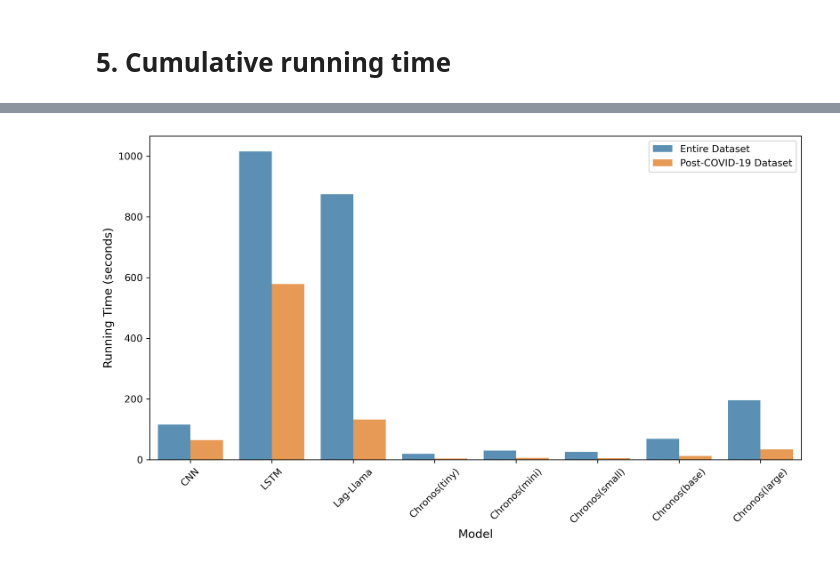
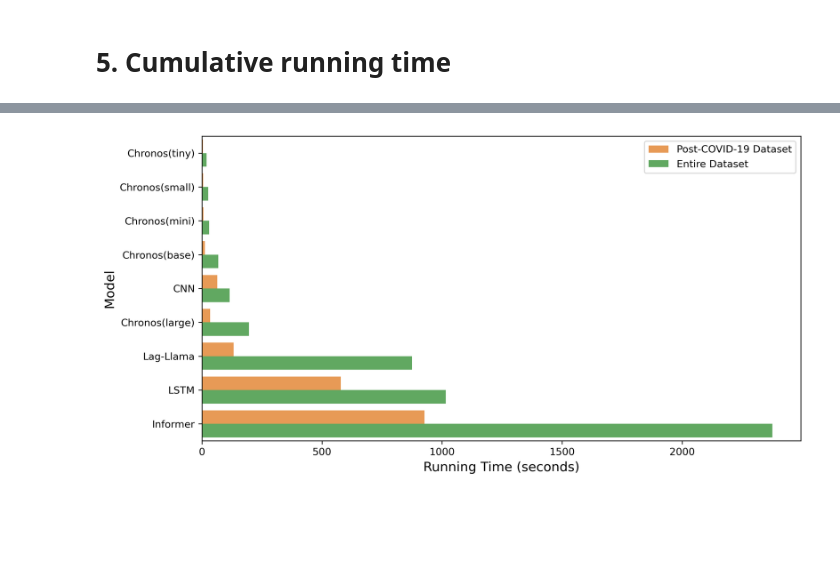
Before and after one commit to YueLi-0816/traffic_prediction, a Jupyter notebook: parameter_cal.ipynb, the cells around one changed output, grey strips where cells are left out. Drawn from its saved outputs; the diff is of its cells as text; code cells hidden in the pictures; blank space fills up the shorter version.

Commit message:
update all the plot code to include informer

```diff
--- a/parameter_cal.ipynb
+++ b/parameter_cal.ipynb
@@ -1723,39 +1660,48 @@ all_time_new[['running_time']]
 # %%
 # Prepare the data
 data = {
     'running_time': [
-        'CNN', 'LSTM', 'Lag-Llama', 'Chronos(tiny)', 'Chronos(mini)',
+        'CNN', 'LSTM', 'Informer', 'Lag-Llama', 'Chronos(tiny)', 'Chronos(mini)',
         'Chronos(small)', 'Chronos(base)', 'Chronos(large)'
     ],
     'Entire Dataset': [
-        115.031084, 1015.715716, 875.190476, 18.898576, 29.990139,
+        115.031084, 1015.715716, 2375.072026, 875.190476, 18.898576, 29.990139,
         26.477096, 68.223303, 196.233177
     ],
     'Post-COVID-19 Dataset': [
-        64.469170, 578.228685, 132.000000, 4.072102, 5.848400,
+        64.469170, 578.228685,926.507931, 132.000000, 4.072102, 5.848400,
         5.417852, 11.893647, 34.052055
     ]
 }
 
 df = pd.DataFrame(data)
 
-custom_colors = ['#1f77b4', '#ff7f0e']
+custom_colors = ['#ff7f0e','#2ca02c']
+
+# 🔹 Sort by Entire Dataset (ascending → large values at bottom)
+df = df.sort_values(by='Entire Dataset', ascending=True)
+# Plot the data
+df_melted = df.melt(id_vars='running_time', value_vars=['Post-COVID-19 Dataset','Entire Dataset'],
+                    var_name='Period', value_name='Time')
 
 # Set plot size
-plt.figure(figsize=(12, 6), dpi=300)
+plt.figure(figsize=(10, 5), dpi=300)
+#Horizontal barplot
+sns.barplot(
+    y='running_time',
+    x='Time',
+    hue='Period',
+    data=df_melted,
+    palette=custom_colors,
+    alpha=0.8
+)
 
-# Plot the data
-df_melted = df.melt(id_vars='running_time', value_vars=['Entire Dataset', 'Post-COVID-19 Dataset'],
-                    var_name='Period', value_name='Time')
-
-sns.barplot(x='running_time', y='Time', hue='Period', data=df_melted, palette=custom_colors, alpha=0.8)
-
-# Set plot labels and title
-#plt.title('Running Time Comparison: Entire Data vs. After COVID')
-plt.xlabel('Model', fontsize=12)
-plt.ylabel('Running Time (seconds)', fontsize=12)
-plt.xticks(rotation=45)
+# Labels and styling
+plt.xlabel('Running Time (seconds)', fontsize=13)
+plt.ylabel('Model', fontsize=13)
+plt.yticks(rotation=0)
 plt.legend(title='')
+plt.tight_layout()
 plt.show()
 # %% [output]
-[figure, old version]
+[figure, new version]
```
Also changed, not shown: parts of 15 cells of this notebook.
